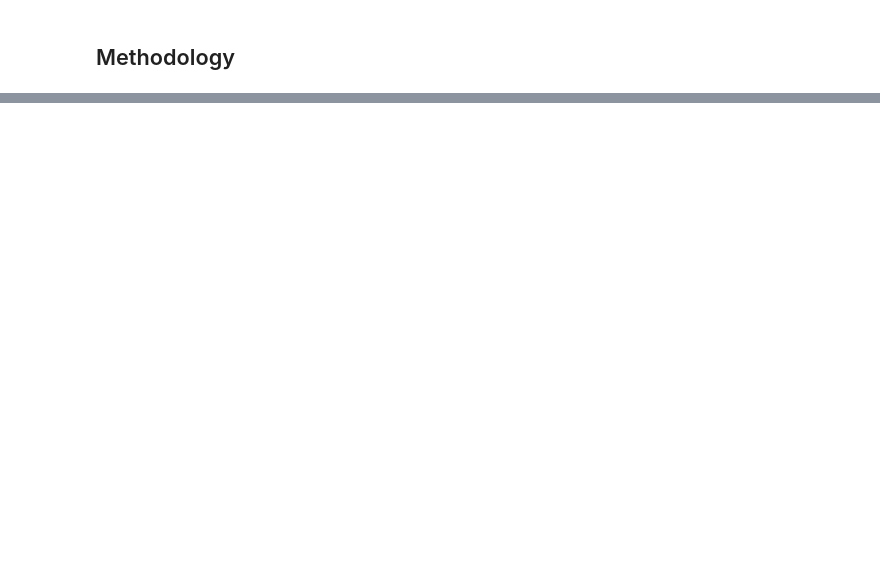
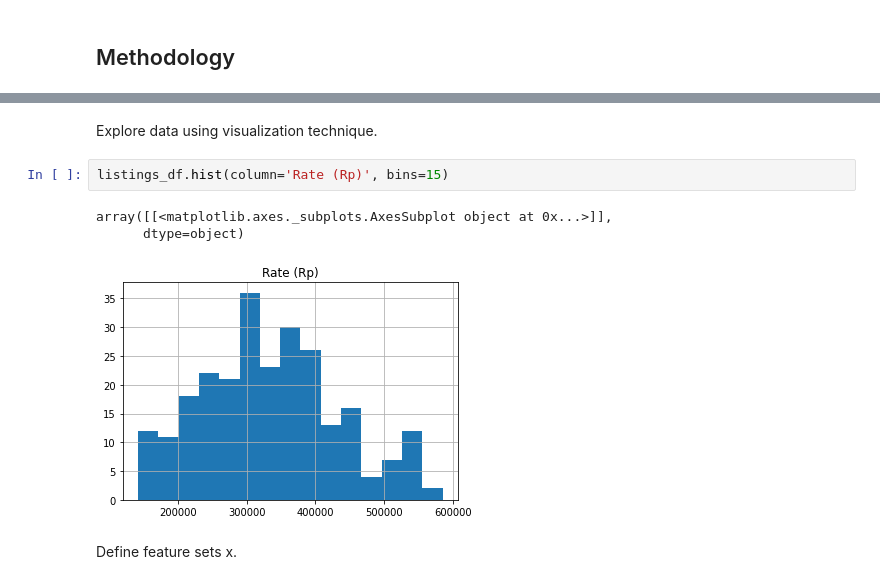
Before and after one commit to edrickeane13/predicting_airbnb_prices, a Jupyter notebook: nbs/predicting_airbnb_prices.ipynb, the cells around one changed output, grey strips where cells are left out. Cells and saved outputs as stored; diff of their text form; blank space fills up the shorter version.

```diff
--- a/nbs/predicting_airbnb_prices.ipynb
+++ b/nbs/predicting_airbnb_prices.ipynb
@@ -389,0 +407,10 @@ listings_df.head()
+# %% [markdown]
+Explore data using visualization technique.
+# %%
+listings_df.hist(column='Rate (Rp)', bins=15)
+# %% [output]
+array([[<matplotlib.axes._subplots.AxesSubplot object at 0x...>]],
+      dtype=object)
+[figure, added]
+# %% [markdown]
+Define feature sets x.
```
Also changed, not shown: parts of 34 cells of this notebook, 1 other file.
